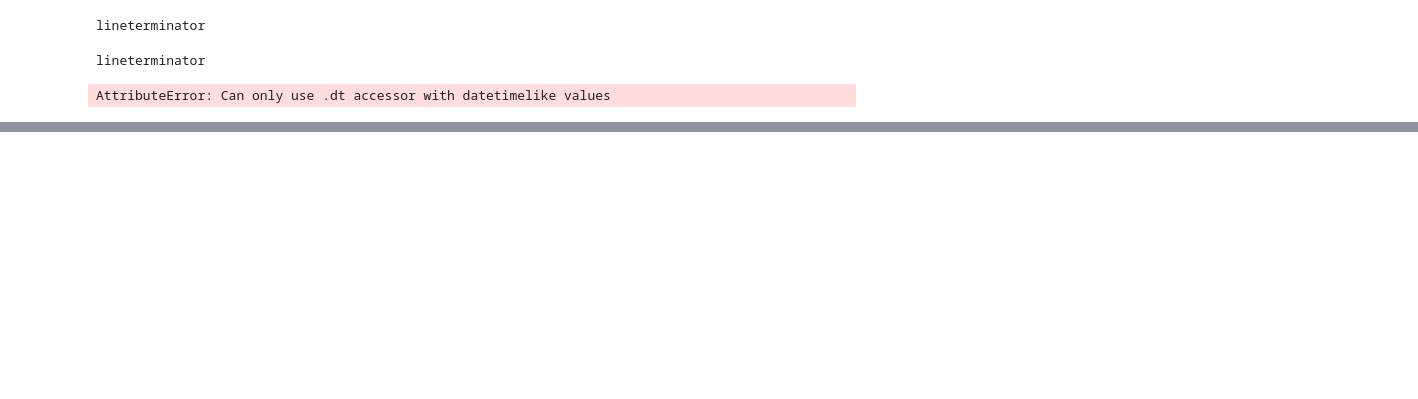
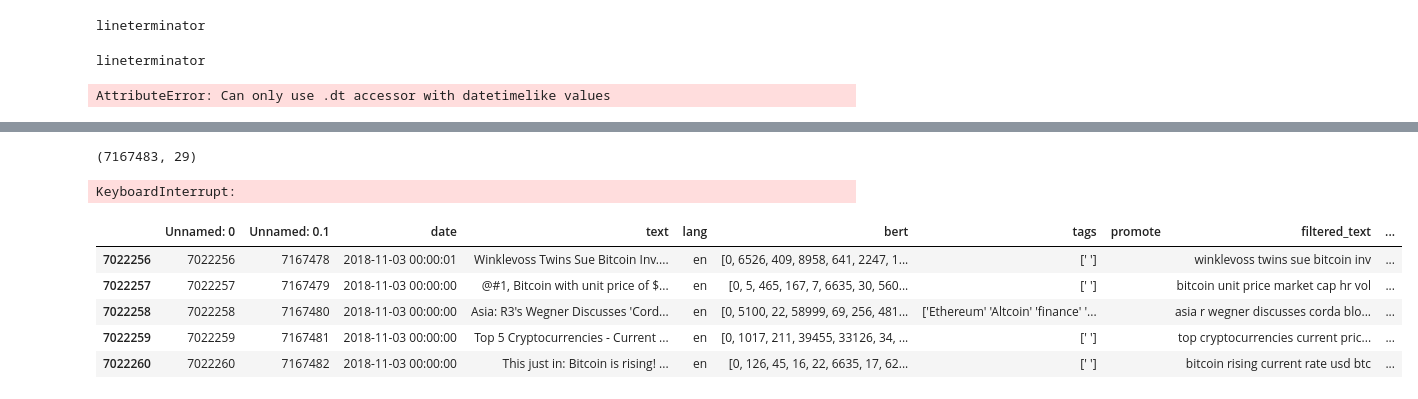
Before and after one commit to AytugAltin/TwitterBitcoinPredictor-thesis, a Jupyter notebook: PredictorApp/reading.ipynb, the cells around one changed output, grey strips where cells are left out. Drawn from its saved outputs; the diff is of its cells as text; code cells hidden in the pictures; blank space fills up the shorter version.

Commit message:
Bert code working

```diff
--- a/PredictorApp/reading.ipynb
+++ b/PredictorApp/reading.ipynb
@@ -70,8 +70,12 @@ data/mix/Per Period/2018(03-08--03-11).csv
 (7167483, 28)
 # %%
-file_path = "data/mix/Per Period/2018(03-08--03-11).csv"
+import pandas as pd
+file_path = "raw_data/mix/Per Period/2018(03-08--03-11).csv"
 
 try:
     data = pd.read_csv(file_path, sep=";")
 except:
     data = pd.read_csv(file_path, lineterminator="\n")
+data.shape
+# %% [output]
+(7167483, 29)
@@ -81,0 +82,19 @@ Frame.to_csv("data/mix/Per Period/2018(03-08--03-11)sample.csv")
+# %%
+start_date = datetime.datetime(2018, 3, 8, 0, 0, 0, 0, datetime.timezone.utc)
+end_date = datetime.datetime(2018, 6, 1, 0, 0, 0, 0, datetime.timezone.utc)
+data = data.drop('column_name', 1)
+# %% [output]
+KeyboardInterrupt:
+# %%
+data['Date'] = pd.to_datetime(data['date'])
+data1 = data.loc[(data['Date'] >= start_date.replace(tzinfo=None))
+            & (data['Date'] < end_date.replace(tzinfo=None))]
+# %%
+data1.tail()
+# %% [output]
+|  | Unnamed: 0 | Unnamed: 0.1 | date | text | lang | bert | tags | promote | filtered_text | ... |
+| 7022256 | 7022256 | 7167478 | 2018-11-03 00:00:01 | Winklevoss Twins Sue Bitcoin Inv.... | en | [0, 6526, 409, 8958, 641, 2247, 1... | [' '] |  | winklevoss twins sue bitcoin inv | ... |
+| 7022257 | 7022257 | 7167479 | 2018-11-03 00:00:00 | @#1, Bitcoin with unit price of $... | en | [0, 5, 465, 167, 7, 6635, 30, 560... | [' '] |  | bitcoin unit price market cap hr vol | ... |
+| 7022258 | 7022258 | 7167480 | 2018-11-03 00:00:00 | Asia: R3's Wegner Discusses 'Cord... | en | [0, 5100, 22, 58999, 69, 256, 481... | ['Ethereum' 'Altcoin' 'finance' '... |  | asia r wegner discusses corda blo... | ... |
+| 7022259 | 7022259 | 7167481 | 2018-11-03 00:00:00 | Top 5 Cryptocurrencies - Current ... | en | [0, 1017, 211, 39455, 33126, 34, ... | [' '] |  | top cryptocurrencies current pric... | ... |
+| 7022260 | 7022260 | 7167482 | 2018-11-03 00:00:00 | This just in: Bitcoin is rising! ... | en | [0, 126, 45, 16, 22, 6635, 17, 62... | [' '] |  | bitcoin rising current rate usd btc | ... |
```
Also changed, not shown: parts of 4 cells of this notebook, 21 other files.
